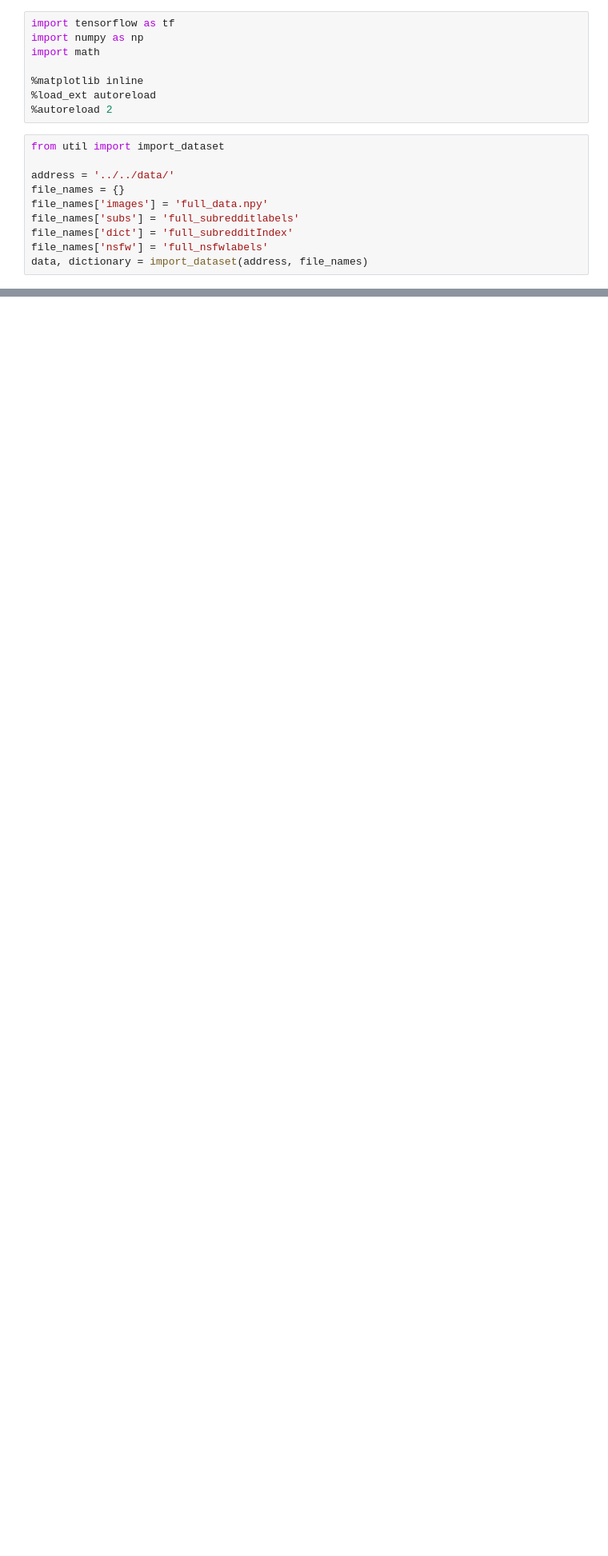
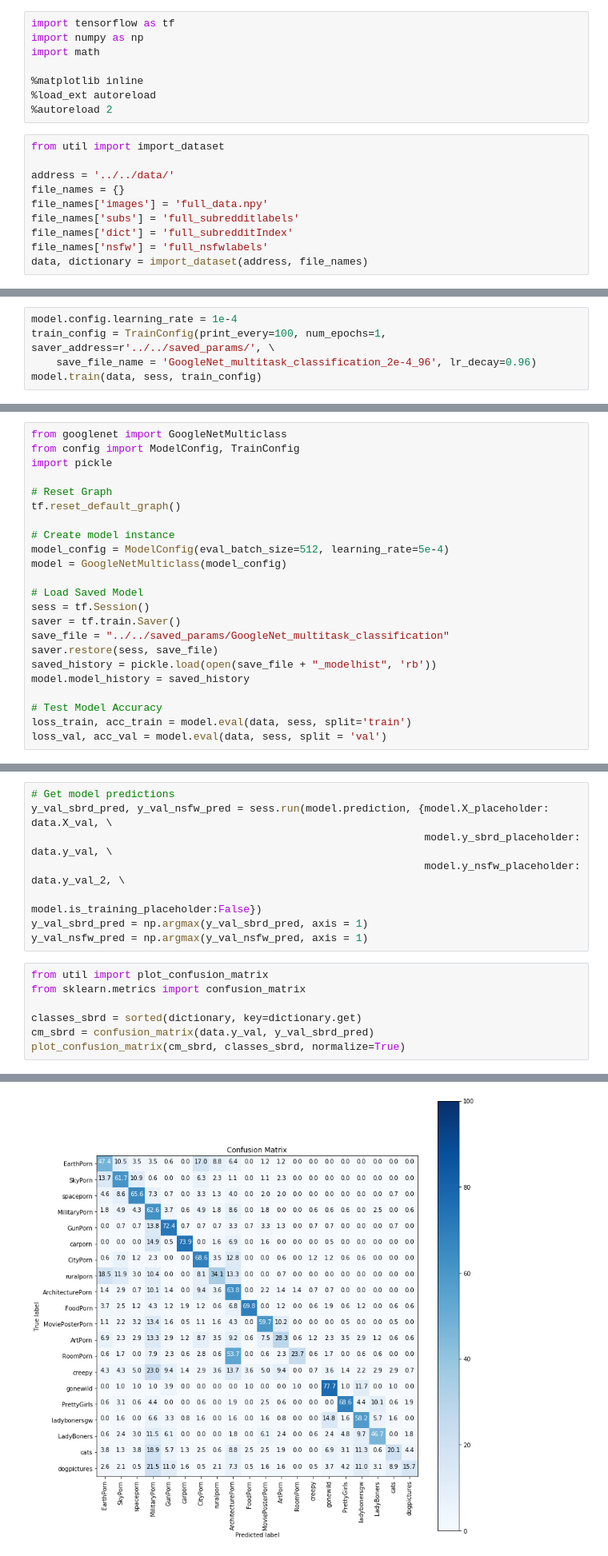
Before and after one commit to mohitrgiit/CS-231N-Final-Project, a Jupyter notebook: src/models/GoogleNet_multitask_classification.ipynb, the cells around one changed output, grey strips where cells are left out. Shown at 80% size. Drawn from its saved outputs; the diff is of its cells as text; blank space fills up the shorter version.

```diff
--- a/src/models/GoogleNet_multitask_classification.ipynb
+++ b/src/models/GoogleNet_multitask_classification.ipynb
@@ -61,0 +74,5 @@ model.train(data, sess, train_config)
+# %%
+model.config.learning_rate = 1e-4
+train_config = TrainConfig(print_every=100, num_epochs=1, saver_address=r'../../saved_params/', \
+    save_file_name = 'GoogleNet_multitask_classification_2e-4_96', lr_decay=0.96)
+model.train(data, sess, train_config)
@@ -61,0 +99,23 @@ model.train(data, sess, train_config)
+# %%
+from googlenet import GoogleNetMulticlass
+from config import ModelConfig, TrainConfig
+import pickle
+
+# Reset Graph
+tf.reset_default_graph()
+
+# Create model instance
+model_config = ModelConfig(eval_batch_size=512, learning_rate=5e-4)
+model = GoogleNetMulticlass(model_config)
+
+# Load Saved Model
+sess = tf.Session()
+saver = tf.train.Saver()
+save_file = "../../saved_params/GoogleNet_multitask_classification"
+saver.restore(sess, save_file)
+saved_history = pickle.load(open(save_file + "_modelhist", 'rb'))
+model.model_history = saved_history
+
+# Test Model Accuracy
+loss_train, acc_train = model.eval(data, sess, split='train')
+loss_val, acc_val = model.eval(data, sess, split = 'val')
@@ -63,0 +128,16 @@ model.plot_loss_acc(data)
+# %%
+# Get model predictions
+y_val_sbrd_pred, y_val_nsfw_pred = sess.run(model.prediction, {model.X_placeholder: data.X_val, \
+                                                               model.y_sbrd_placeholder: data.y_val, \
+                                                               model.y_nsfw_placeholder: data.y_val_2, \
+                                                               model.is_training_placeholder:False})
+y_val_sbrd_pred = np.argmax(y_val_sbrd_pred, axis = 1)
+y_val_nsfw_pred = np.argmax(y_val_nsfw_pred, axis = 1)
+# %%
+from util import plot_confusion_matrix
+from sklearn.metrics import confusion_matrix
+
+classes_sbrd = sorted(dictionary, key=dictionary.get)
+cm_sbrd = confusion_matrix(data.y_val, y_val_sbrd_pred)
+plot_confusion_matrix(cm_sbrd, classes_sbrd, normalize=True)
+# %% [output]
@@ -63,0 +145 @@ model.plot_loss_acc(data)
+[figure, added]
```
Also changed, not shown: parts of 16 cells of this notebook, 2 other files.
